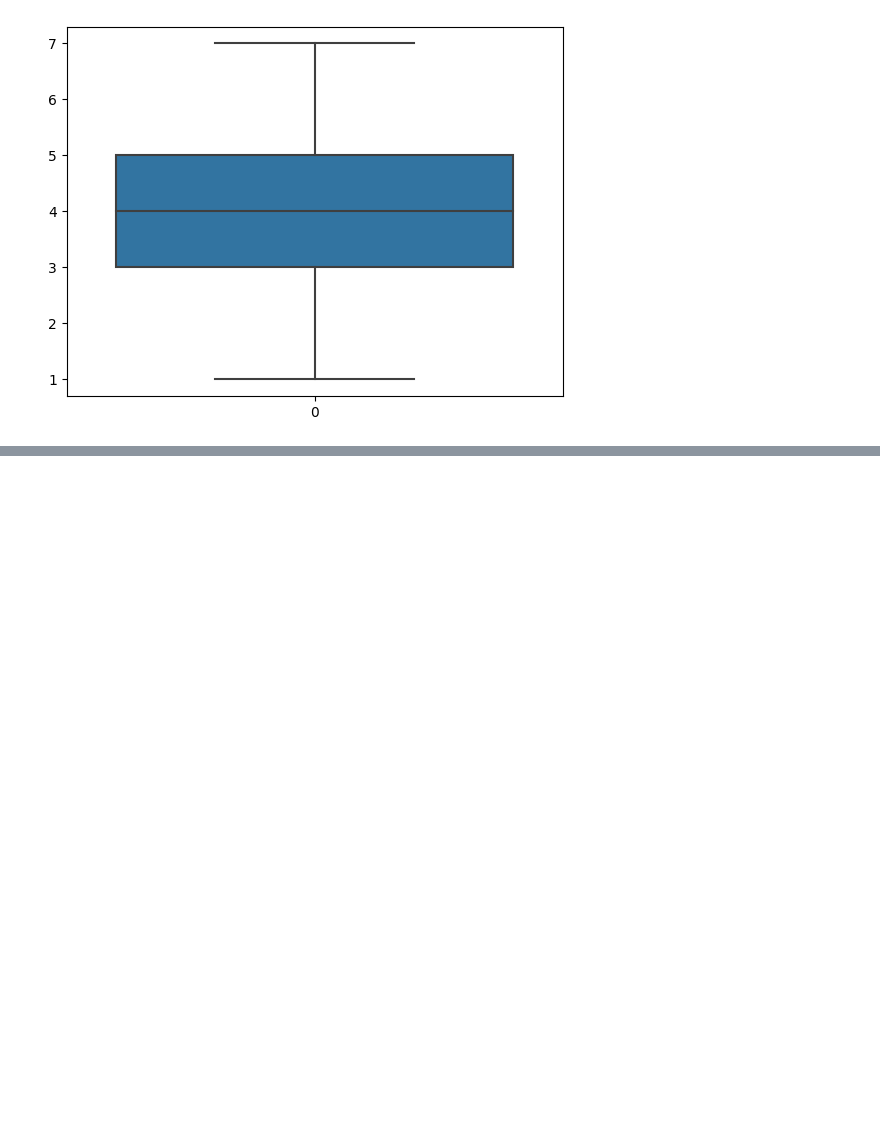
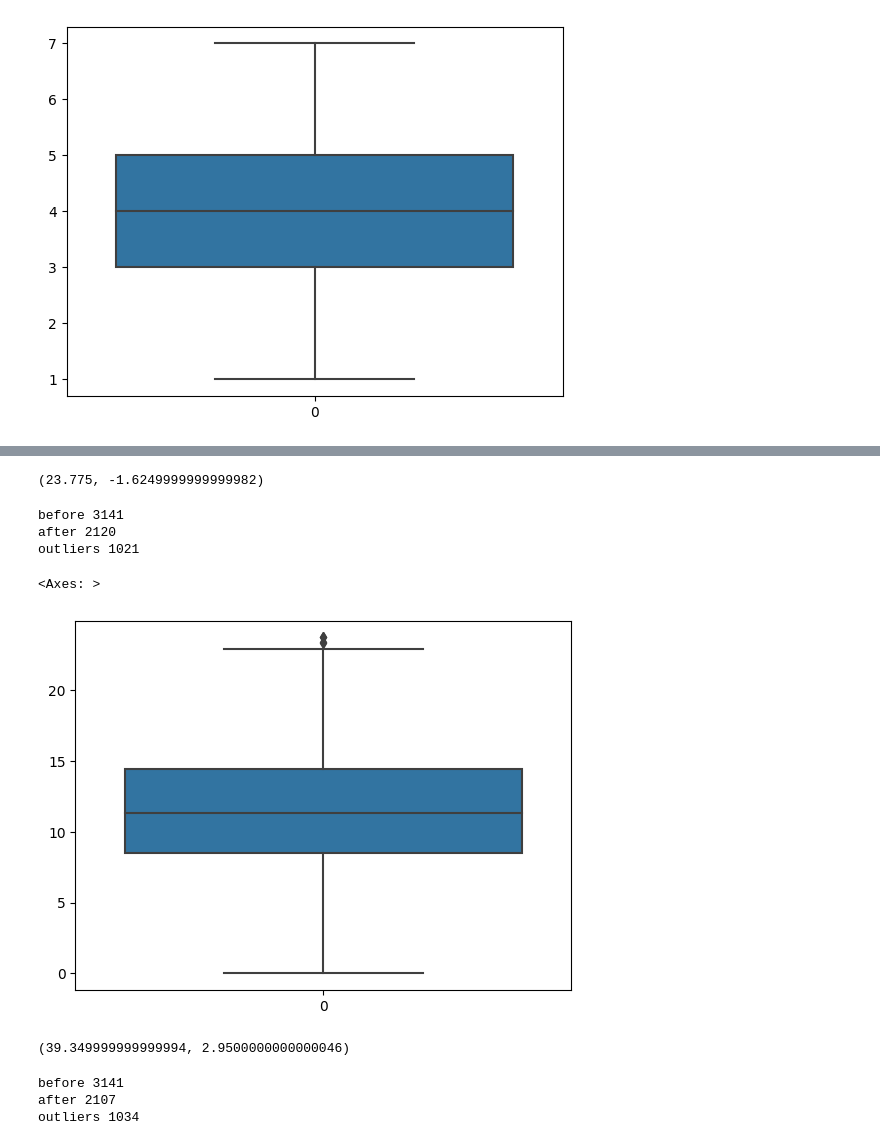
Before and after one commit to ShashankMysolla/ORES-assignment, a Jupyter notebook: Week10assignment_ORES.ipynb, the cells around one changed output, grey strips where cells are left out. Drawn from its saved outputs; the diff is of its cells as text; code cells hidden in the pictures; blank space fills up the shorter version.

```diff
--- a/Week10assignment_ORES.ipynb
+++ b/Week10assignment_ORES.ipynb
@@ -291,0 +292,24 @@ sns.boxplot(new_data['CI_Max_Unhealthy_Days'])
+# %%
+q1 = new_data['CI_Min_Health_Status'].quantile(0.25)
+q3 = new_data['CI_Min_Health_Status'].quantile(0.75)
+iqr = q3-q1
+# %%
+upper_limit = q3 + (1.5 * iqr)
+lower_limit = q1 - (1.5 * iqr)
+upper_limit,lower_limit
+# %% [output]
+(23.775, -1.6249999999999982)
+# %%
+new_data= new_data.loc[(new_data['CI_Min_Health_Status'] <  upper_limit) & (new_data['CI_Min_Health_Status'] >  lower_limit)]
+print('before',len(health_measures))
+print('after',len(new_data))
+print('outliers',len(health_measures)-len(new_data))
+# %% [output]
+before 3141
+after 2120
+outliers 1021
+# %%
+sns.boxplot(new_data['CI_Min_Health_Status'])
+# %% [output]
+<Axes: >
+[figure, added]
@@ -291,0 +320,15 @@ sns.boxplot(new_data['CI_Max_Unhealthy_Days'])
+# %%
+upper_limit = q3 + (1.5 * iqr)
+lower_limit = q1 - (1.5 * iqr)
+upper_limit,lower_limit
+# %% [output]
+(39.349999999999994, 2.9500000000000046)
+# %%
+new_data= new_data.loc[(new_data['CI_Max_Health_Status'] <  upper_limit) & (new_data['CI_Max_Health_Status'] >  lower_limit)]
+print('before',len(health_measures))
+print('after',len(new_data))
+print('outliers',len(health_measures)-len(new_data))
+# %% [output]
+before 3141
+after 2107
+outliers 1034
```
Also changed, not shown: parts of 10 cells of this notebook.
